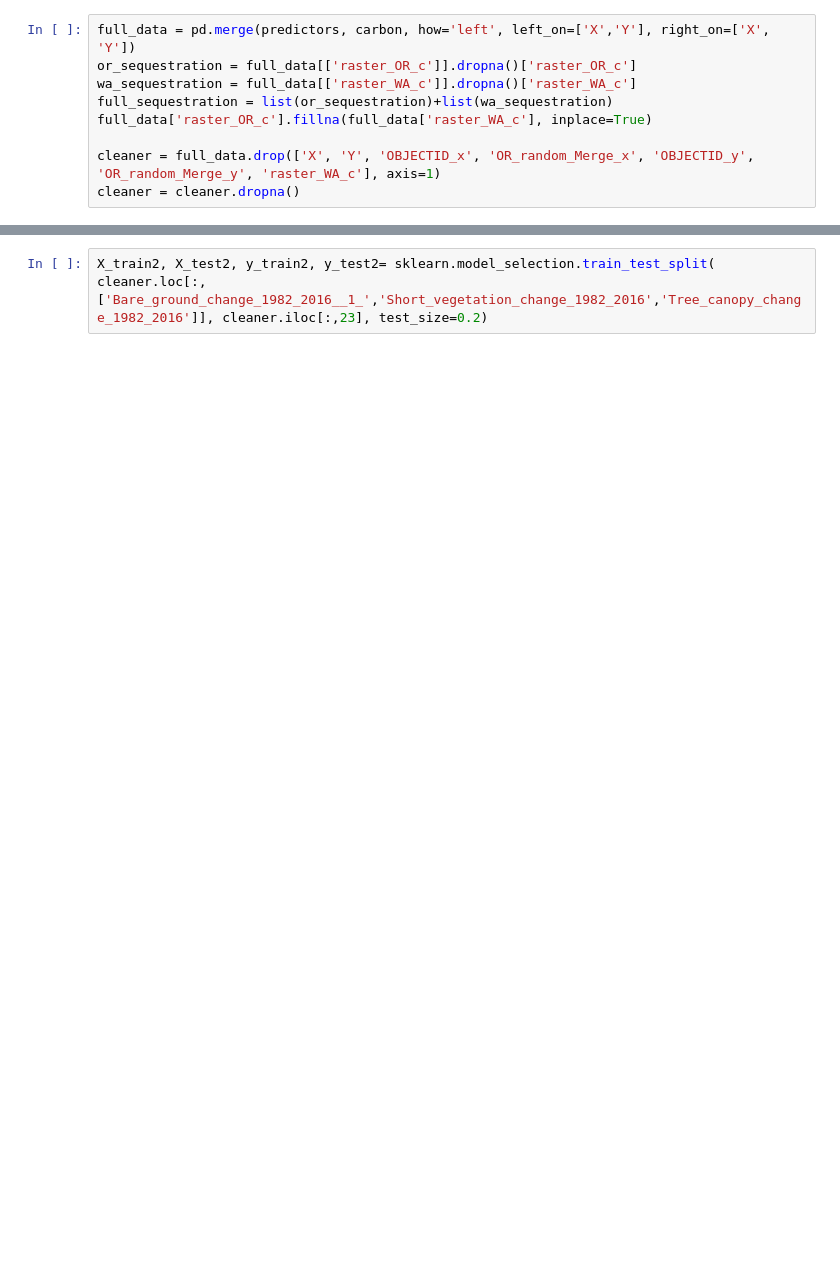
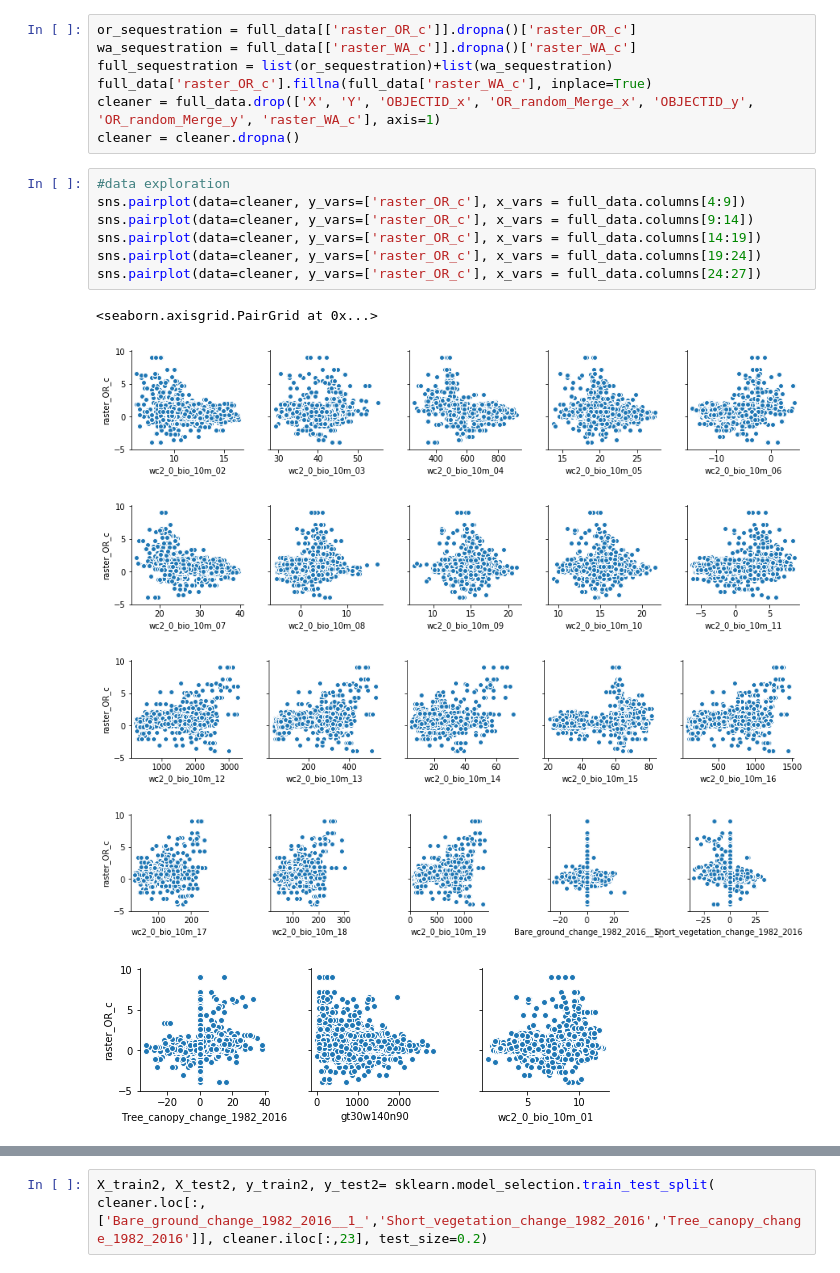
Before and after one commit to nataliamush/carbon-sequestration-fa18, a Jupyter notebook: natalia_model_building.ipynb, the cells around one changed output, grey strips where cells are left out. Cells and saved outputs as stored; diff of their text form; blank space fills up the shorter version.

Commit message:
model updates, ne data with more variables

```diff
--- a/natalia_model_building.ipynb
+++ b/natalia_model_building.ipynb
@@ -17,10 +38,22 @@ carbon = pd.read_csv('pnw_c.txt')
 # %%
-full_data = pd.merge(predictors, carbon, how='left', left_on=['X','Y'], right_on=['X', 'Y'])
 or_sequestration = full_data[['raster_OR_c']].dropna()['raster_OR_c']
 wa_sequestration = full_data[['raster_WA_c']].dropna()['raster_WA_c']
 full_sequestration = list(or_sequestration)+list(wa_sequestration)
 full_data['raster_OR_c'].fillna(full_data['raster_WA_c'], inplace=True)
-
 cleaner = full_data.drop(['X', 'Y', 'OBJECTID_x', 'OR_random_Merge_x', 'OBJECTID_y', 'OR_random_Merge_y', 'raster_WA_c'], axis=1)
 cleaner = cleaner.dropna()
+# %%
+#data exploration
+sns.pairplot(data=cleaner, y_vars=['raster_OR_c'], x_vars = full_data.columns[4:9])
+sns.pairplot(data=cleaner, y_vars=['raster_OR_c'], x_vars = full_data.columns[9:14])
+sns.pairplot(data=cleaner, y_vars=['raster_OR_c'], x_vars = full_data.columns[14:19])
+sns.pairplot(data=cleaner, y_vars=['raster_OR_c'], x_vars = full_data.columns[19:24])
+sns.pairplot(data=cleaner, y_vars=['raster_OR_c'], x_vars = full_data.columns[24:27])
+# %% [output]
+<seaborn.axisgrid.PairGrid at 0x...>
+[figure, added]
+[figure, added]
+[figure, added]
+[figure, added]
+[figure, added]
 # %%
```
Also changed, not shown: parts of 23 cells of this notebook, 2 other files.
